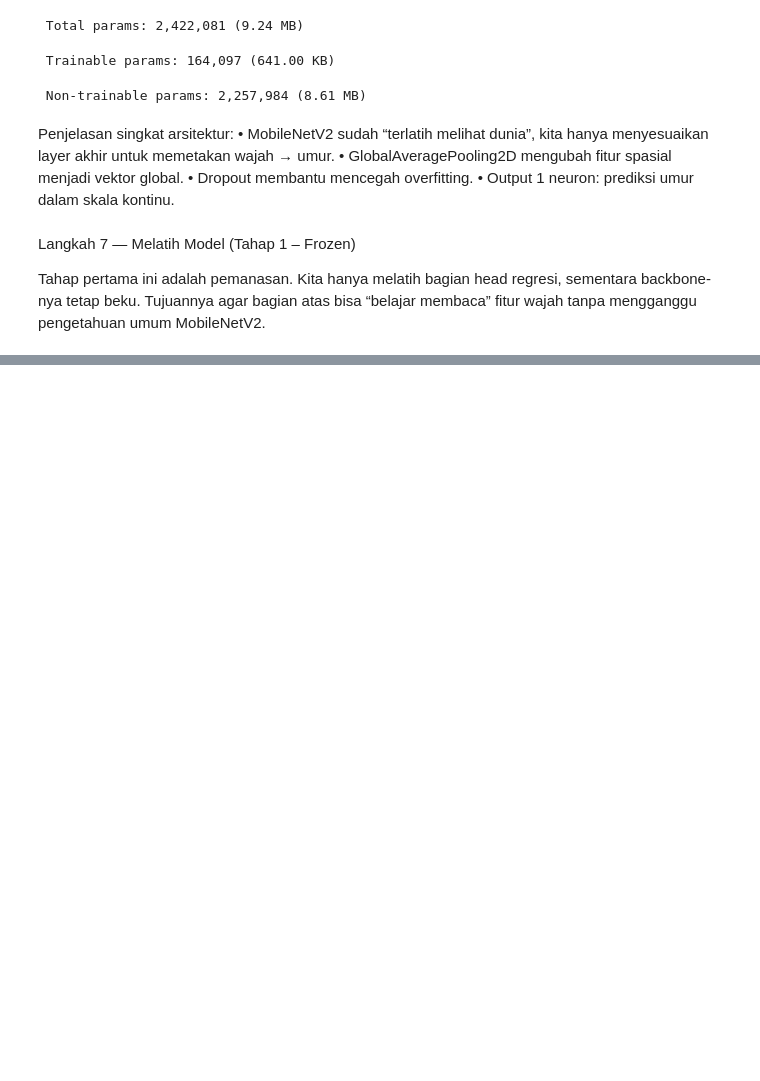
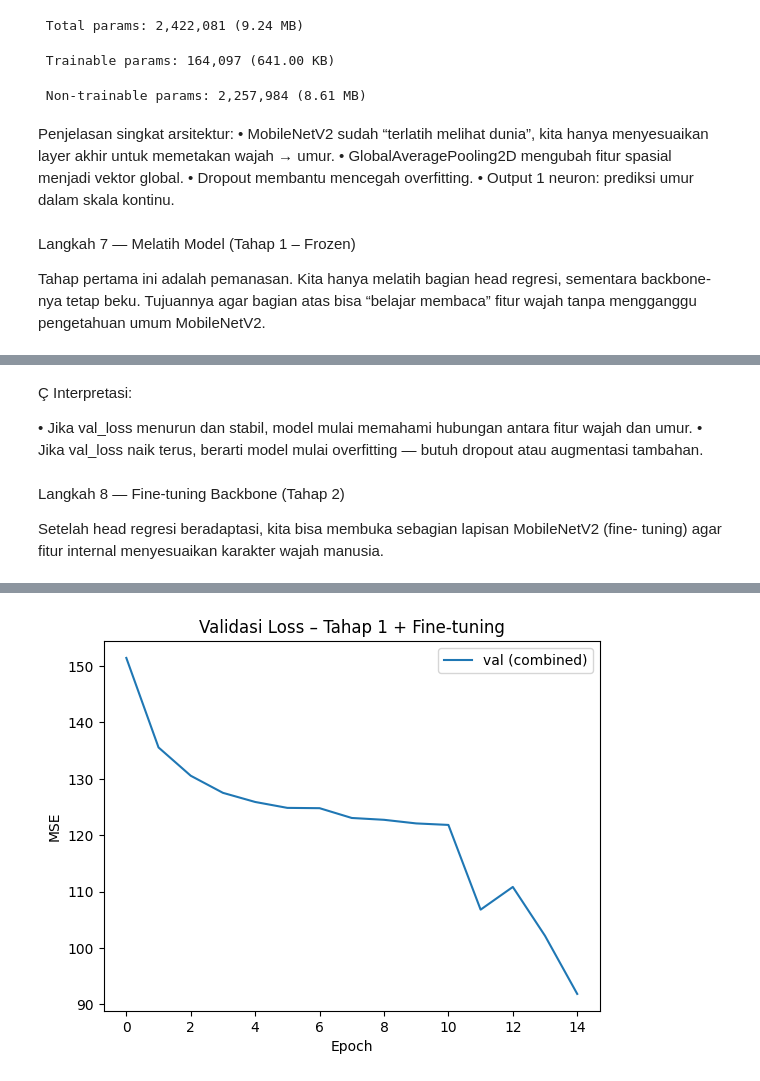
Before and after one commit to anisaafn/2025_Visi-Komputer_TI-2B, a Jupyter notebook: Jobsheet_3_Teknik_Regresi_Gambar.ipynb, the cells around one changed output, grey strips where cells are left out. Cells and saved outputs as stored; diff of their text form; code cells hidden in the pictures; blank space fills up the shorter version.

```diff
--- a/Jobsheet_3_Teknik_Regresi_Gambar.ipynb
+++ b/Jobsheet_3_Teknik_Regresi_Gambar.ipynb
@@ -442,0 +472,39 @@ KeyboardInterrupt:
+# %% [markdown]
+Ç Interpretasi:
+
+•	Jika val_loss menurun dan stabil, model mulai memahami hubungan antara fitur wajah dan umur.
+•	Jika val_loss naik terus, berarti model mulai overfitting — butuh dropout atau augmentasi tambahan.
+# %% [markdown]
+Langkah 8 — Fine-tuning Backbone (Tahap 2)
+
+Setelah head regresi beradaptasi, kita bisa membuka sebagian lapisan MobileNetV2 (fine- tuning) agar fitur internal menyesuaikan karakter wajah manusia.
+# %%
+# Aktifkan kembali sebagian layer terakhir untuk fine-tuning
+base_model.trainable = True
+for layer in base_model.layers[:-30]:
+    layer.trainable = False  # Bekukan sebagian besar layer
+
+# Recompile dengan learning rate lebih kecil
+model.compile(
+    optimizer=tf.keras.optimizers.Adam(1e-4),
+    loss='mse',
+    metrics=['mae']
+)
+
+# Fine-tuning model
+history_ft = model.fit(
+    train_ds,
+    validation_data=test_ds,
+    epochs=5,
+    callbacks=cb,
+    verbose=1
+)
+
+# Visualisasi gabungan training dan fine-tuning
+plt.plot(history.history['val_loss'] + history_ft.history['val_loss'], label='val (combined)')
+plt.title("Validasi Loss – Tahap 1 + Fine-tuning")
+plt.xlabel("Epoch")
+plt.ylabel("MSE")
+plt.legend()
+plt.show()
+# %% [output]
@@ -442,0 +521 @@ KeyboardInterrupt:
+[figure, added]
```
Also changed, not shown: parts of 27 cells of this notebook.
